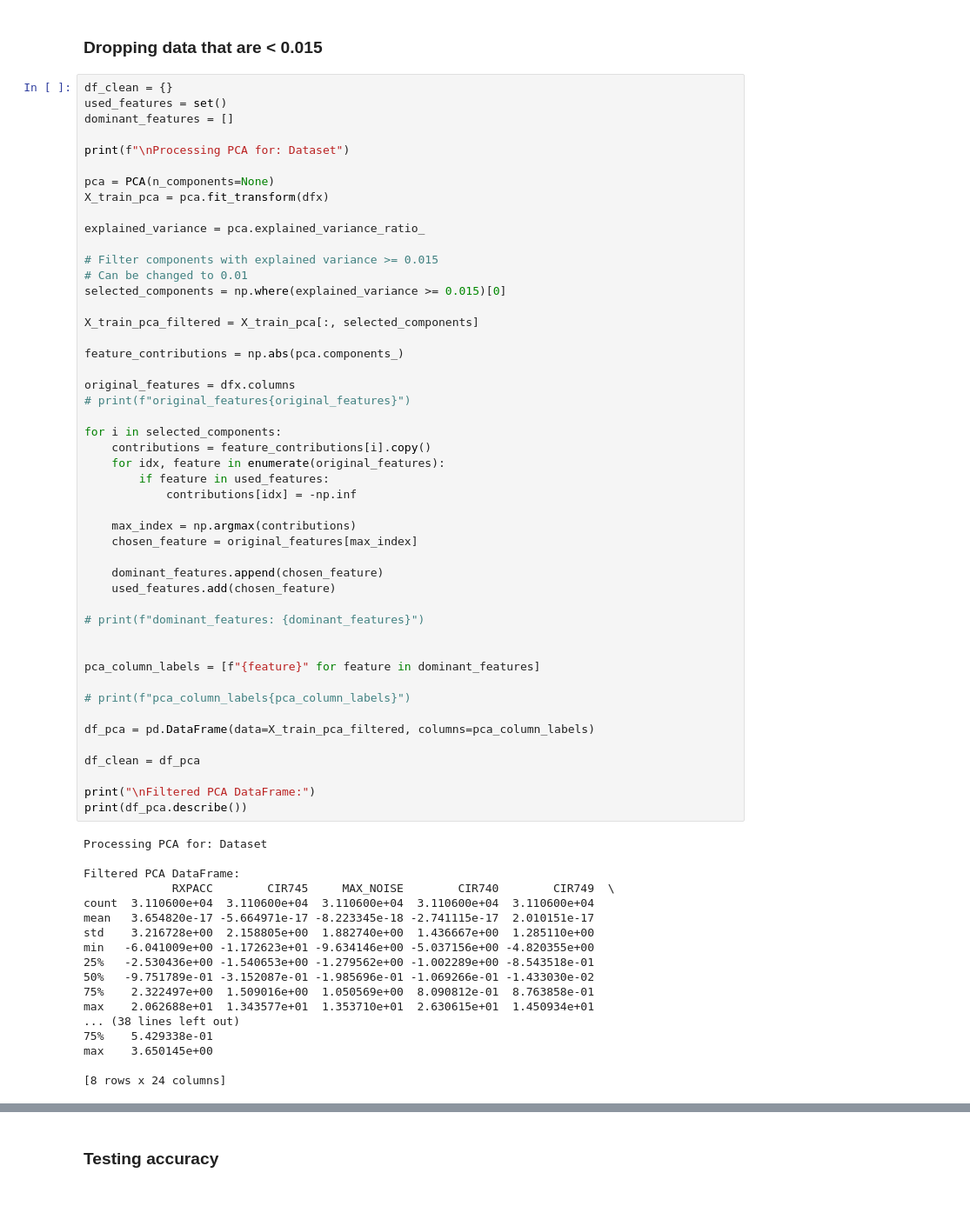
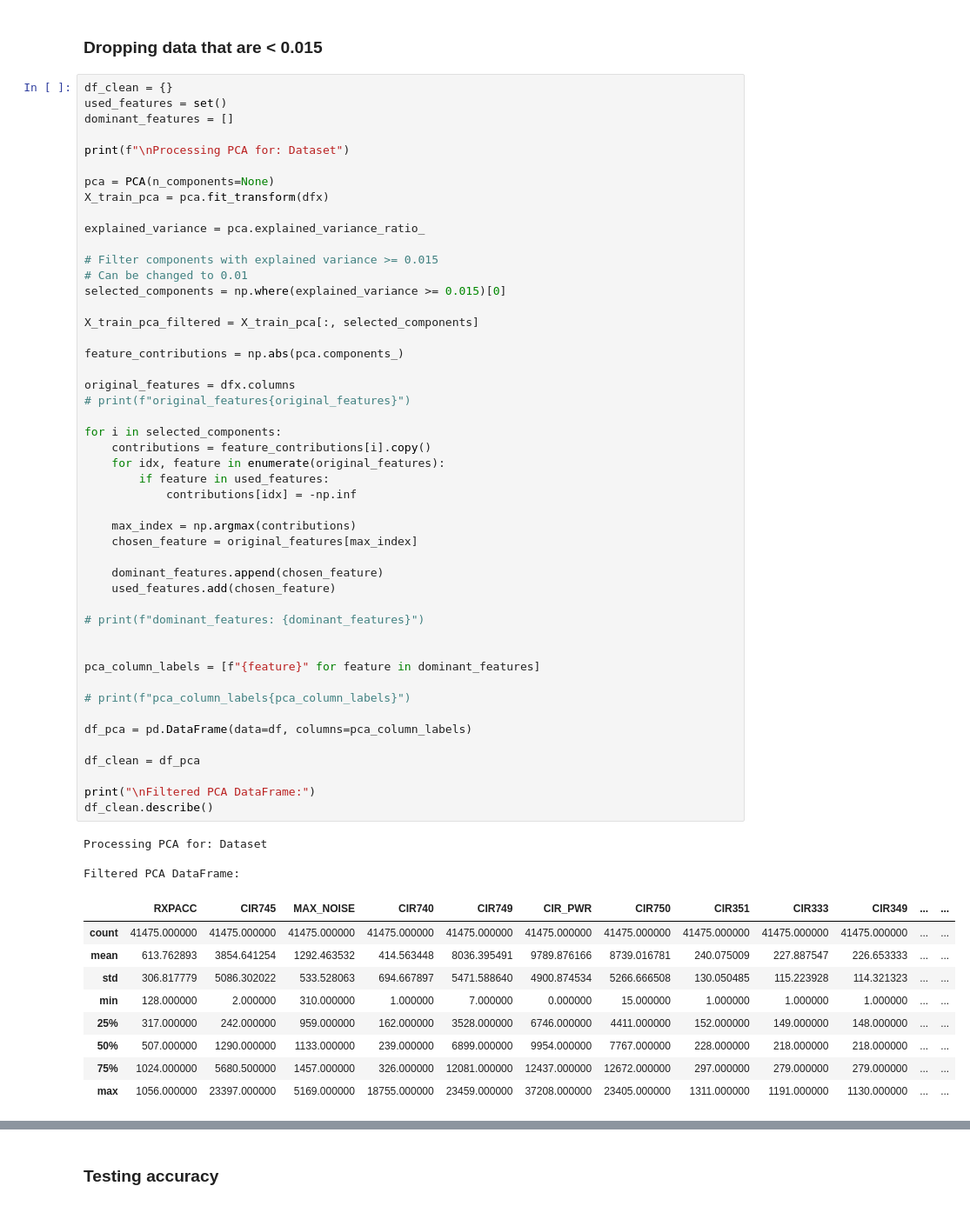
Before and after one commit to jl-sit-cs/CSC3105-DataAnalytics, a Jupyter notebook: Project/code/DataPrep.ipynb, the cells around one changed output, grey strips where cells are left out. Shown at 87% size. Saved outputs shown, nothing was run; the diff lists cells and outputs as text.

```diff
--- a/Project/code/DataPrep.ipynb
+++ b/Project/code/DataPrep.ipynb
@@ -391,46 +390,41 @@ feature_contributions = np.abs(pca.components_)
 original_features = dfx.columns
 # print(f"original_features{original_features}")
 
 for i in selected_components:
     contributions = feature_contributions[i].copy()
     for idx, feature in enumerate(original_features):
         if feature in used_features:
             contributions[idx] = -np.inf
 
     max_index = np.argmax(contributions)
     chosen_feature = original_features[max_index]
 
     dominant_features.append(chosen_feature)
     used_features.add(chosen_feature)
 
 # print(f"dominant_features: {dominant_features}")
 
 
 pca_column_labels = [f"{feature}" for feature in dominant_features]
 
 # print(f"pca_column_labels{pca_column_labels}")
 
-df_pca = pd.DataFrame(data=X_train_pca_filtered, columns=pca_column_labels)
+df_pca = pd.DataFrame(data=df, columns=pca_column_labels)
 
 df_clean = df_pca
 
 print("\nFiltered PCA DataFrame:")
-print(df_pca.describe())
+df_clean.describe()
 # %% [output]
 Processing PCA for: Dataset
 
 Filtered PCA DataFrame:
-             RXPACC        CIR745     MAX_NOISE        CIR740        CIR749  \
-count  3.110600e+04  3.110600e+04  3.110600e+04  3.110600e+04  3.110600e+04
-mean   3.654820e-17 -5.664971e-17 -8.223345e-18 -2.741115e-17  2.010151e-17
-std    3.216728e+00  2.158805e+00  1.882740e+00  1.436667e+00  1.285110e+00
-min   -6.041009e+00 -1.172623e+01 -9.634146e+00 -5.037156e+00 -4.820355e+00
-25%   -2.530436e+00 -1.540653e+00 -1.279562e+00 -1.002289e+00 -8.543518e-01
-50%   -9.751789e-01 -3.152087e-01 -1.985696e-01 -1.069266e-01 -1.433030e-02
-75%    2.322497e+00  1.509016e+00  1.050569e+00  8.090812e-01  8.763858e-01
-max    2.062688e+01  1.343577e+01  1.353710e+01  2.630615e+01  1.450934e+01
-... (38 lines left out)
-75%    5.429338e-01
-max    3.650145e+00
-
-[8 rows x 24 columns]
+|  | RXPACC | CIR745 | MAX_NOISE | CIR740 | CIR749 | CIR_PWR | CIR750 | CIR351 | CIR333 | CIR349 | ... | ... |
+| count | 41475.000000 | 41475.000000 | 41475.000000 | 41475.000000 | 41475.000000 | 41475.000000 | 41475.000000 | 41475.000000 | 41475.000000 | 41475.000000 | ... | ... |
+| mean | 613.762893 | 3854.641254 | 1292.463532 | 414.563448 | 8036.395491 | 9789.876166 | 8739.016781 | 240.075009 | 227.887547 | 226.653333 | ... | ... |
+| std | 306.817779 | 5086.302022 | 533.528063 | 694.667897 | 5471.588640 | 4900.874534 | 5266.666508 | 130.050485 | 115.223928 | 114.321323 | ... | ... |
+| min | 128.000000 | 2.000000 | 310.000000 | 1.000000 | 7.000000 | 0.000000 | 15.000000 | 1.000000 | 1.000000 | 1.000000 | ... | ... |
+| 25% | 317.000000 | 242.000000 | 959.000000 | 162.000000 | 3528.000000 | 6746.000000 | 4411.000000 | 152.000000 | 149.000000 | 148.000000 | ... | ... |
+| 50% | 507.000000 | 1290.000000 | 1133.000000 | 239.000000 | 6899.000000 | 9954.000000 | 7767.000000 | 228.000000 | 218.000000 | 218.000000 | ... | ... |
+| 75% | 1024.000000 | 5680.500000 | 1457.000000 | 326.000000 | 12081.000000 | 12437.000000 | 12672.000000 | 297.000000 | 279.000000 | 279.000000 | ... | ... |
+| max | 1056.000000 | 23397.000000 | 5169.000000 | 18755.000000 | 23459.000000 | 37208.000000 | 23405.000000 | 1311.000000 | 1191.000000 | 1130.000000 | ... | ... |
```
Also changed, not shown: parts of 4 cells of this notebook, 2 other files.
